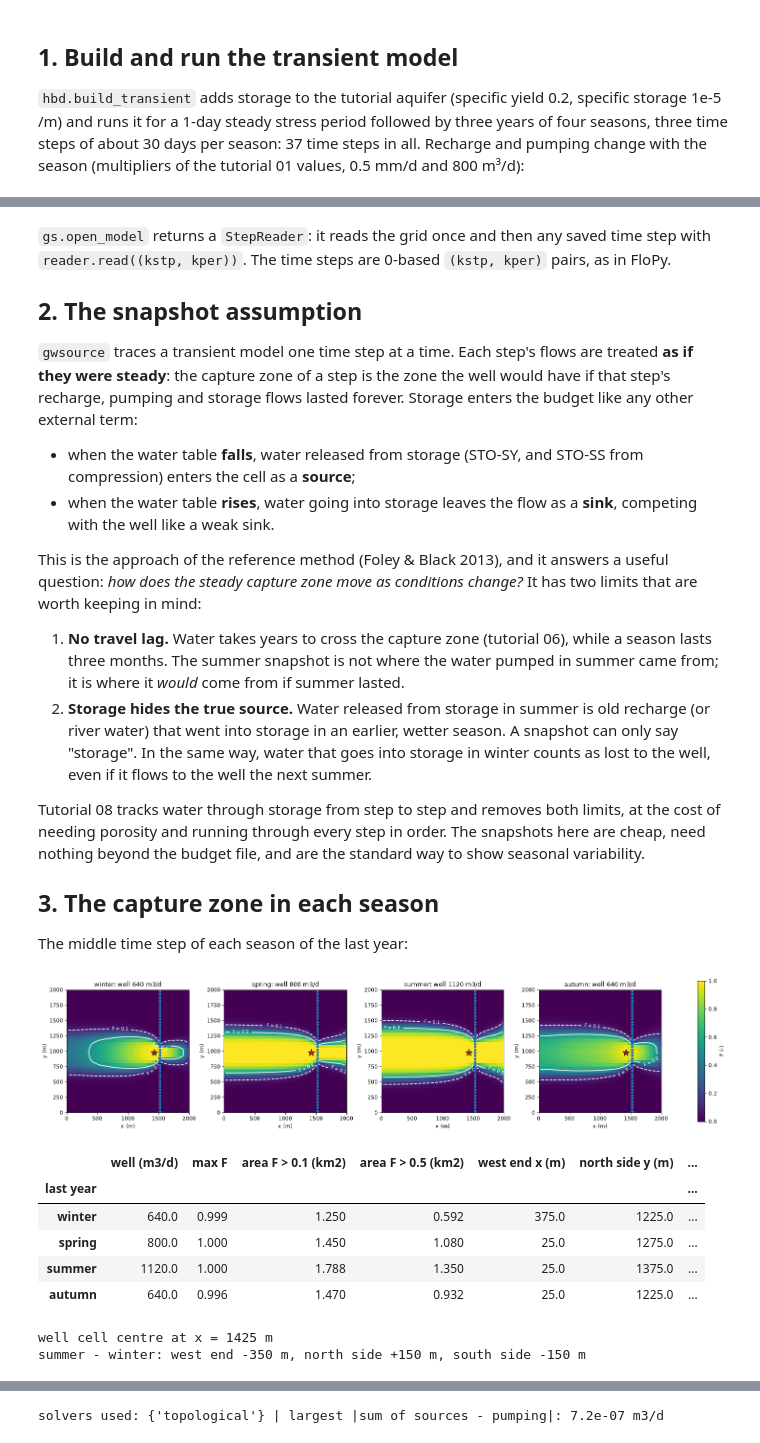
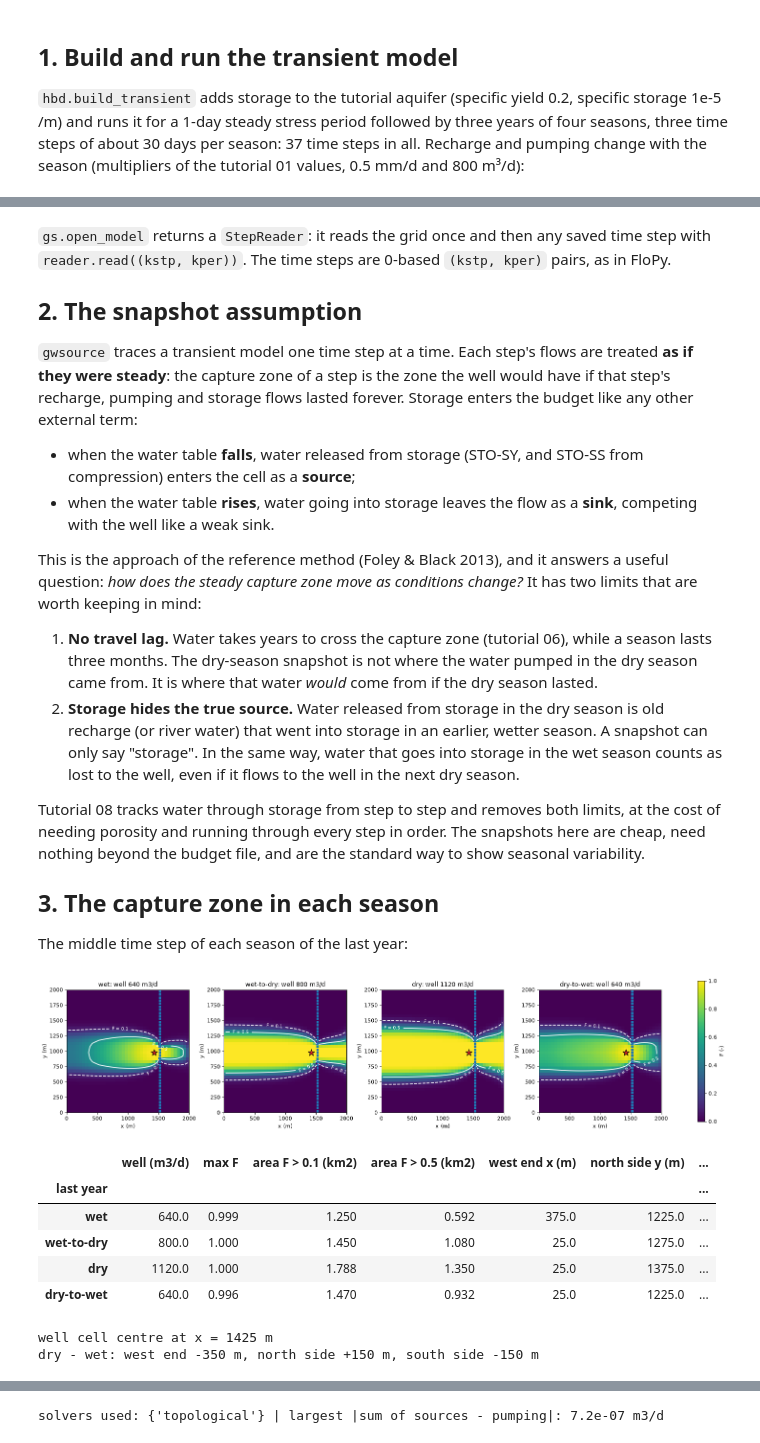
Before and after one commit to rhugman/gw-source, a Jupyter notebook: tutorials/05_transient_snapshots/05_transient_snapshots.ipynb, the cells around one changed output, grey strips where cells are left out. Drawn from its saved outputs; the diff is of its cells as text; code cells hidden in the pictures.

```diff
--- a/tutorials/05_transient_snapshots/05_transient_snapshots.ipynb
+++ b/tutorials/05_transient_snapshots/05_transient_snapshots.ipynb
@@ -92,8 +92,8 @@ step lengths (d): [1.0, 30.44]
 
 This is the approach of the reference method (Foley & Black 2013), and it answers a useful question: *how does the steady capture zone move as conditions change?* It has two limits that are worth keeping in mind:
 
-1. **No travel lag.** Water takes years to cross the capture zone (tutorial 06), while a season lasts three months. The summer snapshot is not where the water pumped in summer came from; it is where it *would* come from if summer lasted.
-2. **Storage hides the true source.** Water released from storage in summer is old recharge (or river water) that went into storage in an earlier, wetter season. A snapshot can only say "storage". In the same way, water that goes into storage in winter counts as lost to the well, even if it flows to the well the next summer.
+1. **No travel lag.** Water takes years to cross the capture zone (tutorial 06), while a season lasts three months. The dry-season snapshot is not where the water pumped in the dry season came from. It is where that water *would* come from if the dry season lasted.
+2. **Storage hides the true source.** Water released from storage in the dry season is old recharge (or river water) that went into storage in an earlier, wetter season. A snapshot can only say "storage". In the same way, water that goes into storage in the wet season counts as lost to the well, even if it flows to the well in the next dry season.
 
 Tutorial 08 tracks water through storage from step to step and removes both limits, at the cost of needing porosity and running through every step in order. The snapshots here are cheap, need nothing beyond the budget file, and are the standard way to show seasonal variability.
 
@@ -105,44 +105,44 @@ last_year = [(1, kper) for kper in SEASONAL_PERIODS[-4:]]  # middle step of each
 centres = gs.export.cell_centres(run.grb_file)
 season_rows = {}
 fig, axes = plt.subplots(1, 4, figsize=(18.0, 4.4), layout="constrained")
 for ax, kstpkper in zip(axes, last_year):
     step = reader.read(kstpkper)
     res = gs.backward(step, {WELL: gs.select(step, boundnames=[WELL])})
     F = res.fraction_through[WELL]
     hbd.plot_cells(
         run.grb_file, step, F, ax=ax, cmap="viridis", vmin=0.0, vmax=1.0, overlay=False,
         colorbar=False,
         title=f"{info['season'][kstpkper[1]]}: well {res.destination_inflow[WELL]:.0f} m3/d",
     )
     hbd.add_contours(ax, run.grb_file, step, F, (F_OUTLINE, F_CAPTURE), colors="w", linestyles=["--", "-"])
     hbd.overlay_features(ax, run.grb_file, step, packages=("RIV", "WEL"), legend=False)
     river_x = centres[hbd.feature_cells(step, "RIV"), 0].min()
     zone = (F > F_CAPTURE) & (centres[:, 0] < river_x)  # the F > 0.5 zone west of the river
     season_rows[info["season"][kstpkper[1]]] = {
         "well (m3/d)": res.destination_inflow[WELL], "max F": F.max(),
         f"area F > {F_OUTLINE} (km2)": step.area[F > F_OUTLINE].sum() / 1e6,
         f"area F > {F_CAPTURE} (km2)": step.area[F > F_CAPTURE].sum() / 1e6,
         "west end x (m)": centres[zone, 0].min(), "north side y (m)": centres[zone, 1].max(),
         "south side y (m)": centres[zone, 1].min(),
     }
 fig.colorbar(axes[0].collections[0], ax=axes, shrink=0.85, label="F (-)")
 plt.show()
 season_table = pd.DataFrame(season_rows).T
 display(season_table.round(3).rename_axis("last year"))
-change = season_table.loc["summer"] - season_table.loc["winter"]
+change = season_table.loc["dry"] - season_table.loc["wet"]
 print(f"well cell centre at x = {centres[np.flatnonzero(res.selections[WELL].cells)[0], 0]:.0f} m")
-print(f"summer - winter: west end {change['west end x (m)']:+.0f} m, north side {change['north side y (m)']:+.0f} m, "
+print(f"dry - wet: west end {change['west end x (m)']:+.0f} m, north side {change['north side y (m)']:+.0f} m, "
       f"south side {change['south side y (m)']:+.0f} m")
 # %% [output]
-[figure, old version]
+[figure, new version]
 |  | well (m3/d) | max F | area F > 0.1 (km2) | area F > 0.5 (km2) | west end x (m) | north side y (m) | ... |
 | last year |  |  |  |  |  |  | ... |
-| winter | 640.0 | 0.999 | 1.250 | 0.592 | 375.0 | 1225.0 | ... |
-| spring | 800.0 | 1.000 | 1.450 | 1.080 | 25.0 | 1275.0 | ... |
-| summer | 1120.0 | 1.000 | 1.788 | 1.350 | 25.0 | 1375.0 | ... |
-| autumn | 640.0 | 0.996 | 1.470 | 0.932 | 25.0 | 1225.0 | ... |
+| wet | 640.0 | 0.999 | 1.250 | 0.592 | 375.0 | 1225.0 | ... |
+| wet-to-dry | 800.0 | 1.000 | 1.450 | 1.080 | 25.0 | 1275.0 | ... |
+| dry | 1120.0 | 1.000 | 1.788 | 1.350 | 25.0 | 1375.0 | ... |
+| dry-to-wet | 640.0 | 0.996 | 1.470 | 0.932 | 25.0 | 1225.0 | ... |
 well cell centre at x = 1425 m
-summer - winter: west end -350 m, north side +150 m, south side -150 m
+dry - wet: west end -350 m, north side +150 m, south side -150 m
 # %% [markdown]
 The table under the maps describes the middle step of each season of the last year. It gives the well's pumping, the largest $F$, and the areas with $F > 0.1$ and $F > 0.5$. The last three columns locate the $F > 0.5$ zone west of the river by cell-centre coordinates: its westmost cell, its northmost cell and its southmost cell.
 
```
Also changed, not shown: parts of 10 cells of this notebook, 2 other files.
